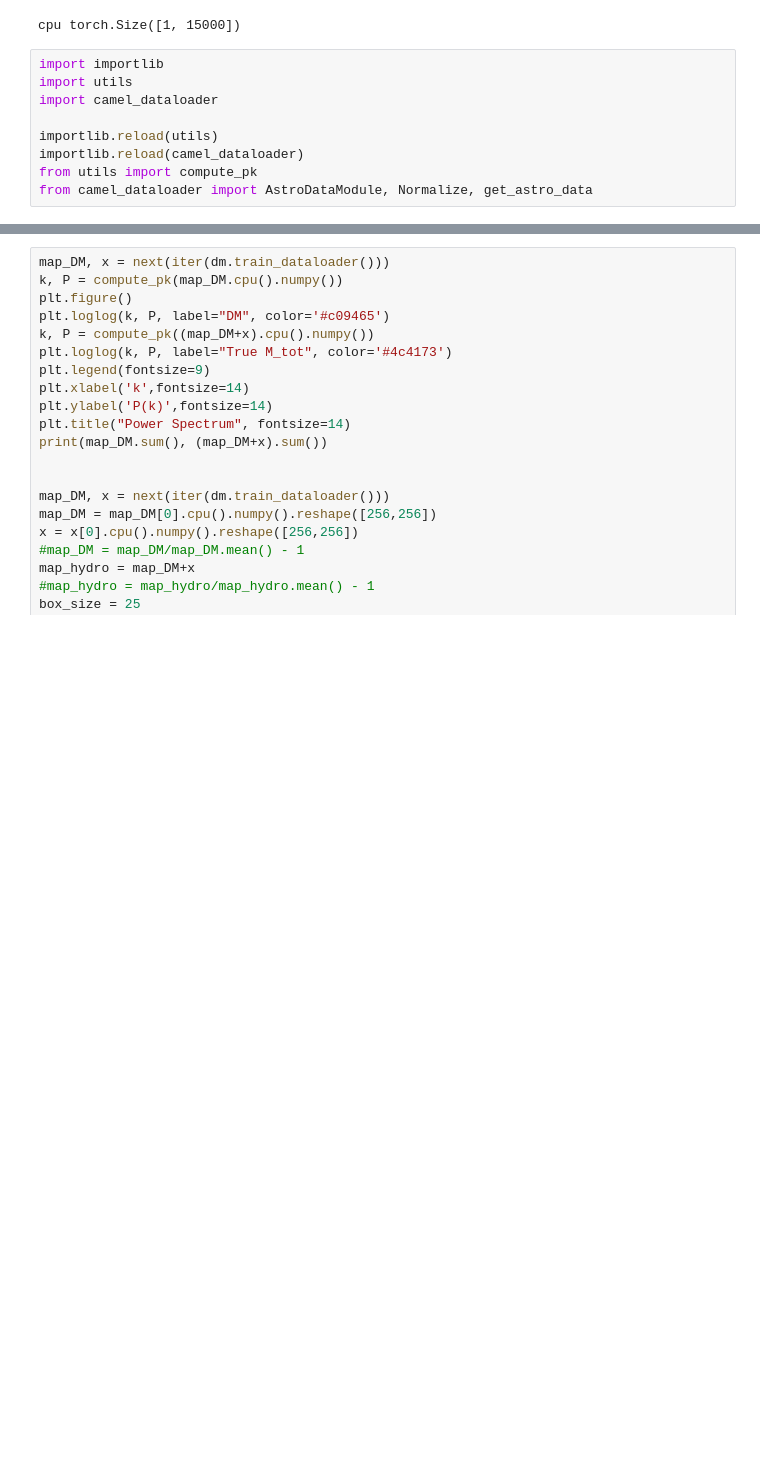
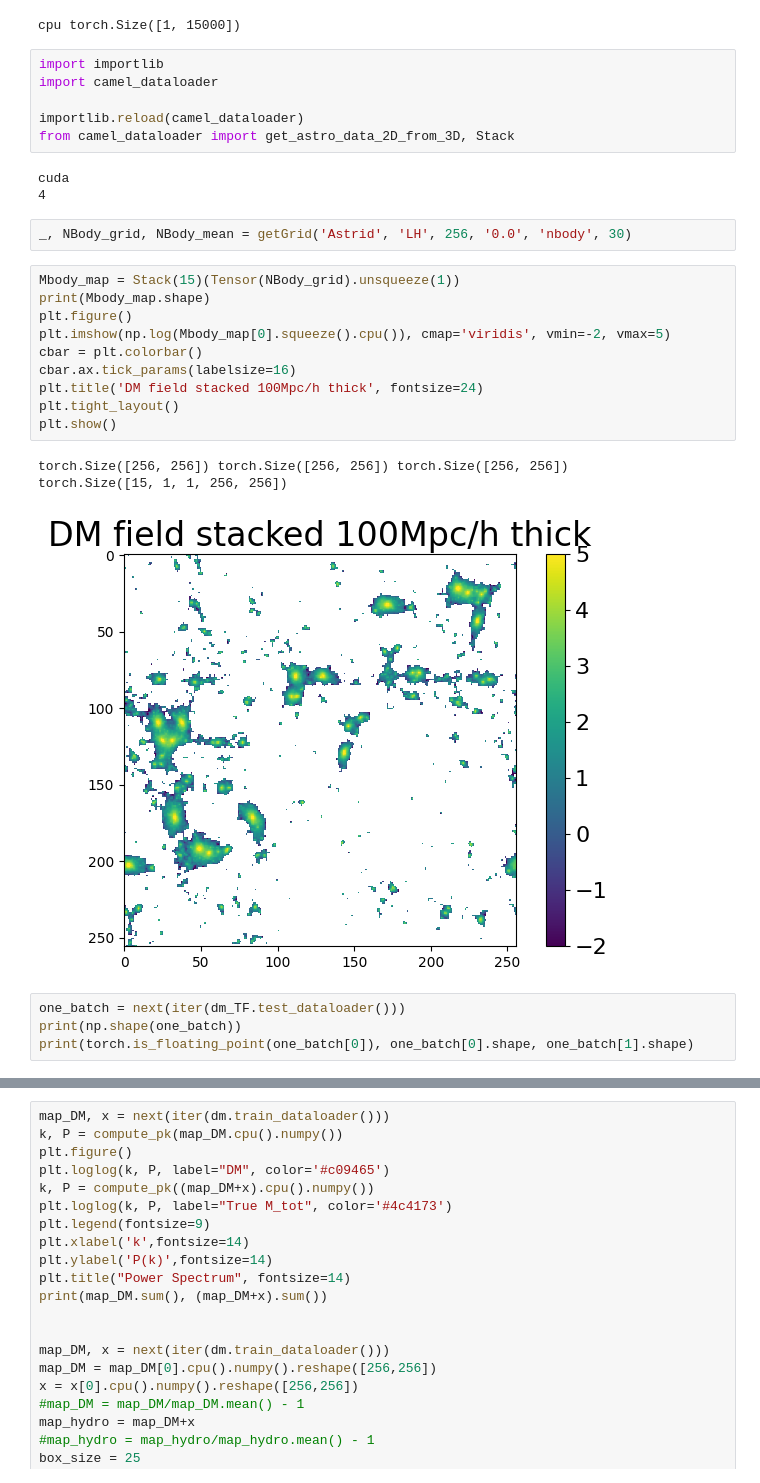
Before and after one commit to Klinjin/linda_hydro_emulator, a Jupyter notebook: normalization_test.ipynb, the cells around one changed output, grey strips where cells are left out. Drawn from its saved outputs; the diff is of its cells as text; blank space fills up the shorter version.

Commit message:
stack new maps test in normalization_*

```diff
--- a/normalization_test.ipynb
+++ b/normalization_test.ipynb
@@ -22,13 +20,33 @@ print(norm.mean_input_sims.device, norm.mean_target_sims.shape)
 cpu torch.Size([1, 15000])
 # %%
 import importlib
-import utils
 import camel_dataloader
 
-importlib.reload(utils)
 importlib.reload(camel_dataloader)
-from utils import compute_pk
-from camel_dataloader import AstroDataModule, Normalize, get_astro_data
+from camel_dataloader import get_astro_data_2D_from_3D, Stack
+# %% [output]
+cuda
+4
+# %%
+_, NBody_grid, NBody_mean = getGrid('Astrid', 'LH', 256, '0.0', 'nbody', 30)
+# %%
+Mbody_map = Stack(15)(Tensor(NBody_grid).unsqueeze(1))
+print(Mbody_map.shape)
+plt.figure()
+plt.imshow(np.log(Mbody_map[0].squeeze().cpu()), cmap='viridis', vmin=-2, vmax=5)
+cbar = plt.colorbar()
+cbar.ax.tick_params(labelsize=16)
+plt.title('DM field stacked 100Mpc/h thick', fontsize=24)
+plt.tight_layout()
+plt.show()
+# %% [output]
+torch.Size([256, 256]) torch.Size([256, 256]) torch.Size([256, 256])
+torch.Size([15, 1, 1, 256, 256])
+[figure, added]
+# %%
+one_batch = next(iter(dm_TF.test_dataloader()))
+print(np.shape(one_batch))
+print(torch.is_floating_point(one_batch[0]), one_batch[0].shape, one_batch[1].shape)
 # %%
 dm = AstroDataModule(
         train_transforms=None,
```
Also changed, not shown: parts of 2 cells of this notebook, 3 other files.
